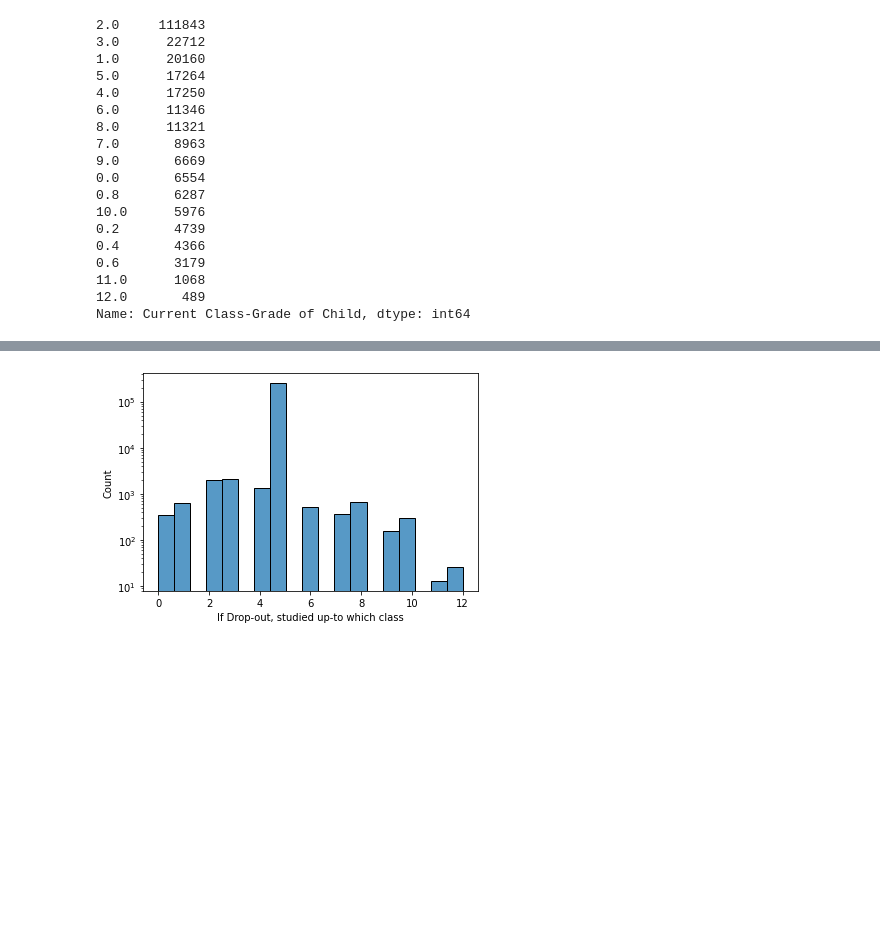
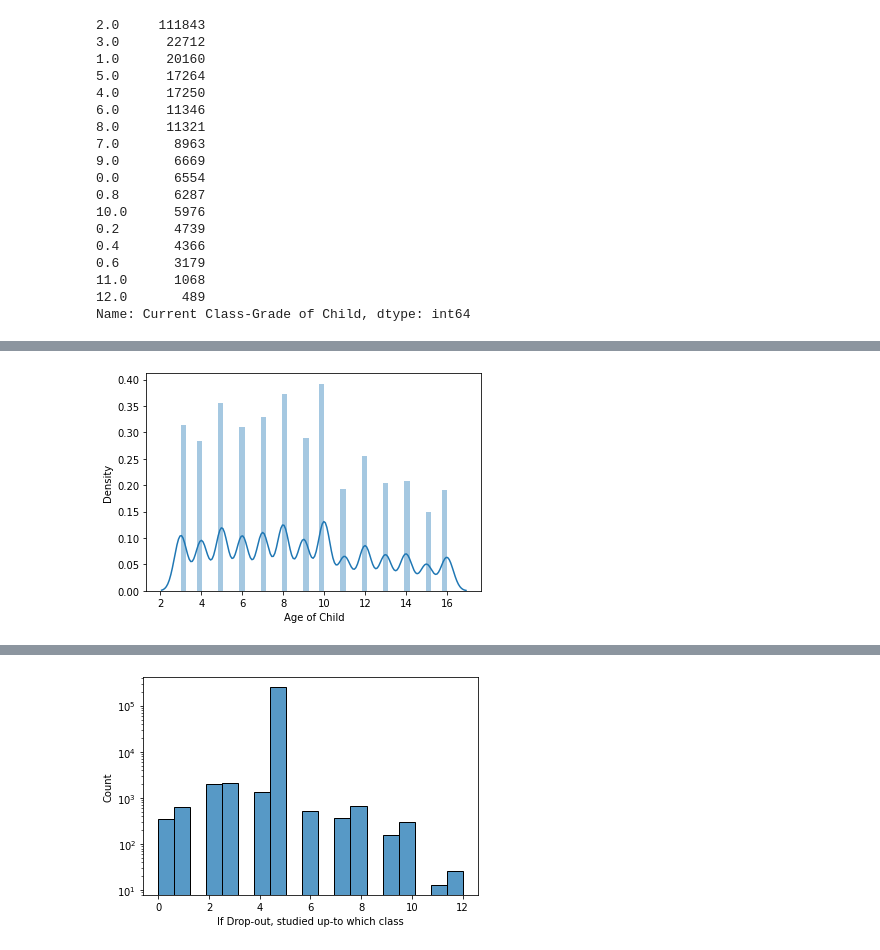
Before and after one commit to AliShujjat/DropOutRatesInPakistan, a Jupyter notebook: EDA.ipynb, the cells around one changed output, grey strips where cells are left out. Drawn from its saved outputs; the diff is of its cells as text; code cells hidden in the pictures; blank space fills up the shorter version.

```diff
--- a/EDA.ipynb
+++ b/EDA.ipynb
@@ -180,0 +198,5 @@ Name: Current Class-Grade of Child, dtype: int64
+# %%
+#Distribution of Ages
+ax = sns.distplot(data['Age of Child'])
+# %% [output]
+[figure, added]
```
Also changed, not shown: parts of 27 cells of this notebook.
